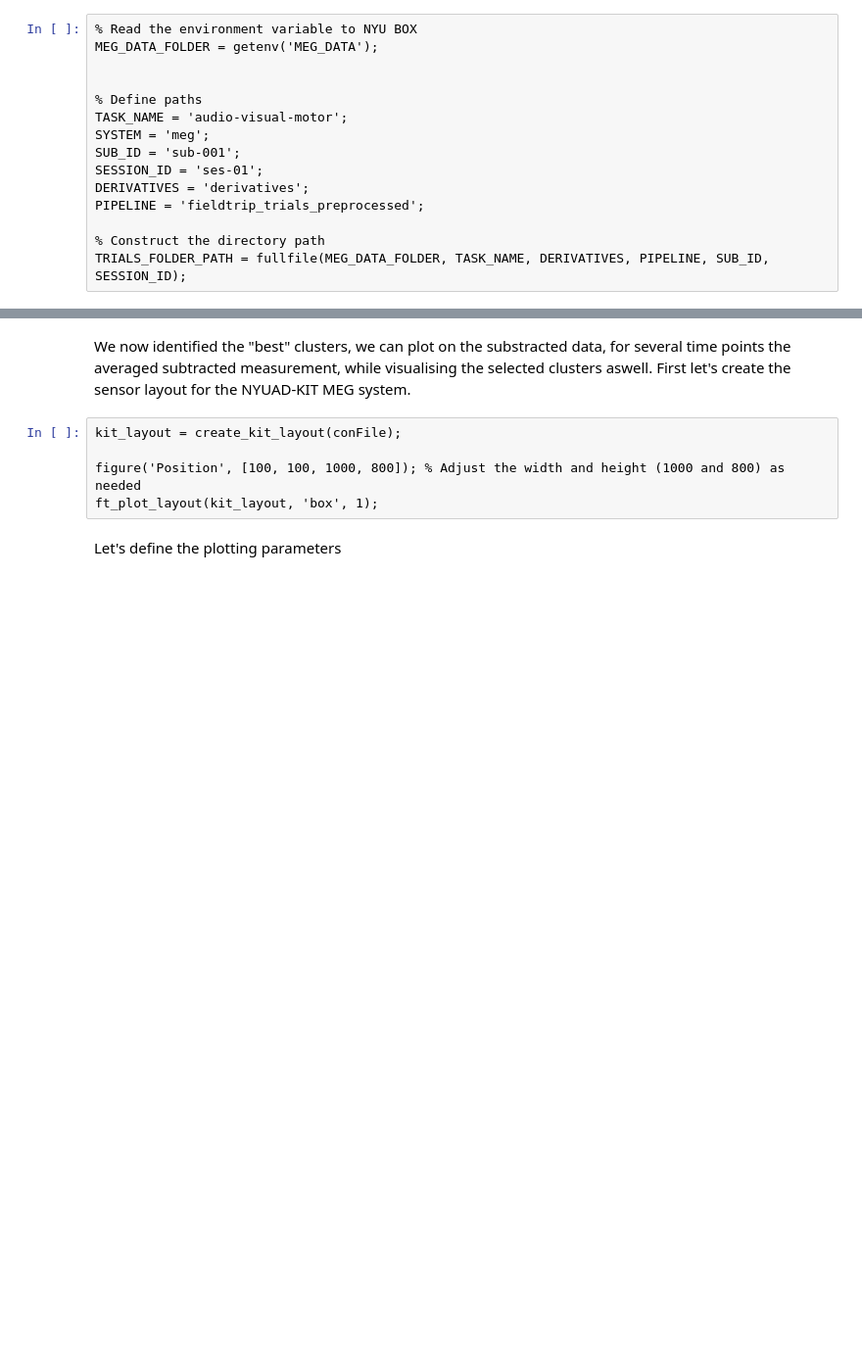
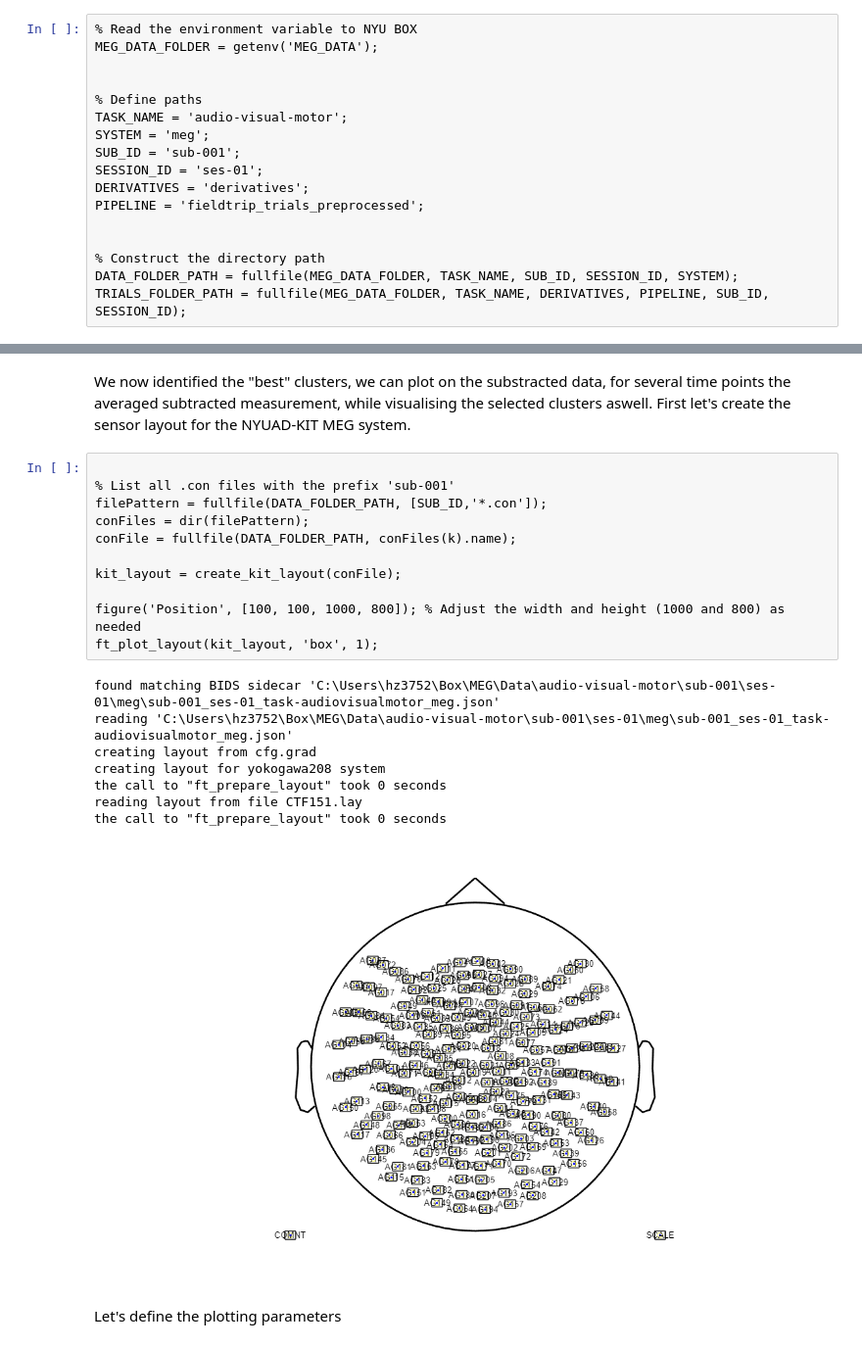
Before and after one commit to borderyz/neurowaves-lab-documentation, a Jupyter notebook: docs/source/6-meg-pipeline-gallery/notebooks/fieldtrip/fieldtrip_kit_spatio-temporal-clustering.ipynb, the cells around one changed output, grey strips where cells are left out. Shown at 98% size. Cells and saved outputs as stored; diff of their text form; blank space fills up the shorter version.

```diff
--- a/docs/source/6-meg-pipeline-gallery/notebooks/fieldtrip/fieldtrip_kit_spatio-temporal-clustering.ipynb
+++ b/docs/source/6-meg-pipeline-gallery/notebooks/fieldtrip/fieldtrip_kit_spatio-temporal-clustering.ipynb
@@ -49,7 +49,9 @@ SESSION_ID = 'ses-01';
 DERIVATIVES = 'derivatives';
 PIPELINE = 'fieldtrip_trials_preprocessed';
 
+
 % Construct the directory path
+DATA_FOLDER_PATH = fullfile(MEG_DATA_FOLDER, TASK_NAME, SUB_ID, SESSION_ID, SYSTEM);
 TRIALS_FOLDER_PATH = fullfile(MEG_DATA_FOLDER, TASK_NAME, DERIVATIVES, PIPELINE, SUB_ID, SESSION_ID);
 # %% [markdown]
 Load the visual and motor trials into the memory then display their shape.
@@ -197,10 +249,25 @@ neg               = ismember(stat.negclusterslabelmat, neg_clust);
 We now identified the "best" clusters, we can plot on the substracted data, for several time points the averaged subtracted measurement, while visualising the selected clusters aswell.
 First let's create the sensor layout for the NYUAD-KIT MEG system.
 # %%
+
+% List all .con files with the prefix 'sub-001'
+filePattern = fullfile(DATA_FOLDER_PATH, [SUB_ID,'*.con']);
+conFiles = dir(filePattern);
+conFile = fullfile(DATA_FOLDER_PATH, conFiles(k).name);
+
 kit_layout = create_kit_layout(conFile);
 
 figure('Position', [100, 100, 1000, 800]); % Adjust the width and height (1000 and 800) as needed
 ft_plot_layout(kit_layout, 'box', 1);
+# %% [output]
+found matching BIDS sidecar 'C:\Users\hz3752\Box\MEG\Data\audio-visual-motor\sub-001\ses-01\meg\sub-001_ses-01_task-audiovisualmotor_meg.json'
+reading 'C:\Users\hz3752\Box\MEG\Data\audio-visual-motor\sub-001\ses-01\meg\sub-001_ses-01_task-audiovisualmotor_meg.json'
+creating layout from cfg.grad
+creating layout for yokogawa208 system
+the call to "ft_prepare_layout" took 0 seconds
+reading layout from file CTF151.lay
+the call to "ft_prepare_layout" took 0 seconds
+[figure, added]
 # %% [markdown]
 Let's define the plotting parameters
 # %%
```
Also changed, not shown: parts of 7 cells of this notebook, 1 other file.
